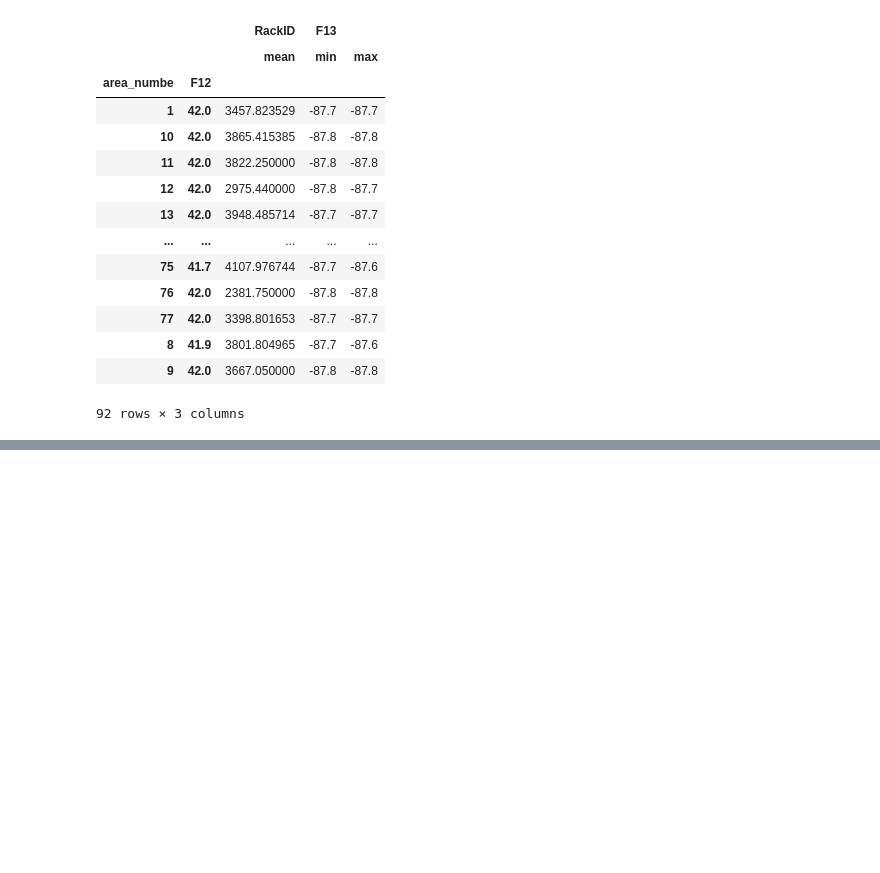
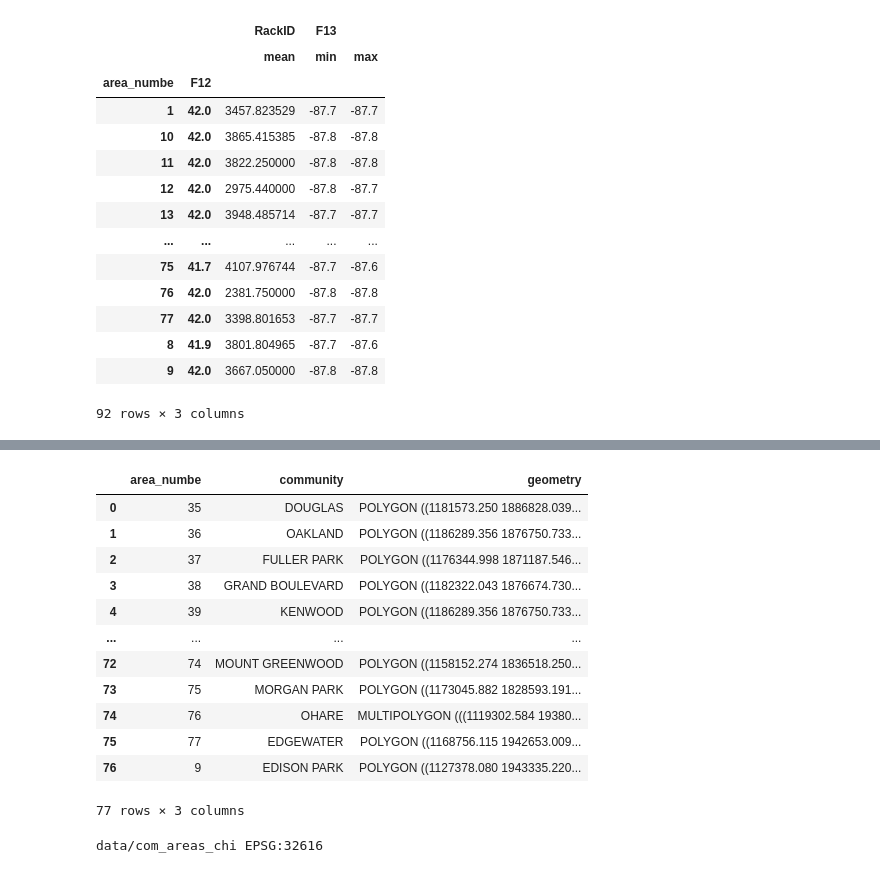
Before and after one commit to oabreu86/Time-Series-Forecasting_Urban_Heat_Islands, a Jupyter notebook: utils.ipynb, the cells around one changed output, grey strips where cells are left out. Drawn from its saved outputs; the diff is of its cells as text; code cells hidden in the pictures; blank space fills up the shorter version.

```diff
--- a/utils.ipynb
+++ b/utils.ipynb
@@ -171,0 +267,24 @@ coords
+# %%
+com_areas2 = com_areas[["area_numbe", "community", "geometry"]]
+# %%
+com_areas2
+# %% [output]
+|  | area_numbe | community | geometry |
+| 0 | 35 | DOUGLAS | POLYGON ((1181573.250 1886828.039... |
+| 1 | 36 | OAKLAND | POLYGON ((1186289.356 1876750.733... |
+| 2 | 37 | FULLER PARK | POLYGON ((1176344.998 1871187.546... |
+| 3 | 38 | GRAND BOULEVARD | POLYGON ((1182322.043 1876674.730... |
+| 4 | 39 | KENWOOD | POLYGON ((1186289.356 1876750.733... |
+| ... | ... | ... | ... |
+| 72 | 74 | MOUNT GREENWOOD | POLYGON ((1158152.274 1836518.250... |
+| 73 | 75 | MORGAN PARK | POLYGON ((1173045.882 1828593.191... |
+| 74 | 76 | OHARE | MULTIPOLYGON (((1119302.584 19380... |
+| 75 | 77 | EDGEWATER | POLYGON ((1168756.115 1942653.009... |
+| 76 | 9 | EDISON PARK | POLYGON ((1127378.080 1943335.220... |
+77 rows × 3 columns
+# %%
+com_areas = read_spatial("data/com_areas_chi", "32616")
+com_areas = com_areas[["area_numbe", "community", "geometry"]]
+com_no_geom = com_areas[["area_numbe", "community"]]
+# %% [output]
+data/com_areas_chi EPSG:32616
```
Also changed, not shown: parts of 24 cells of this notebook.
